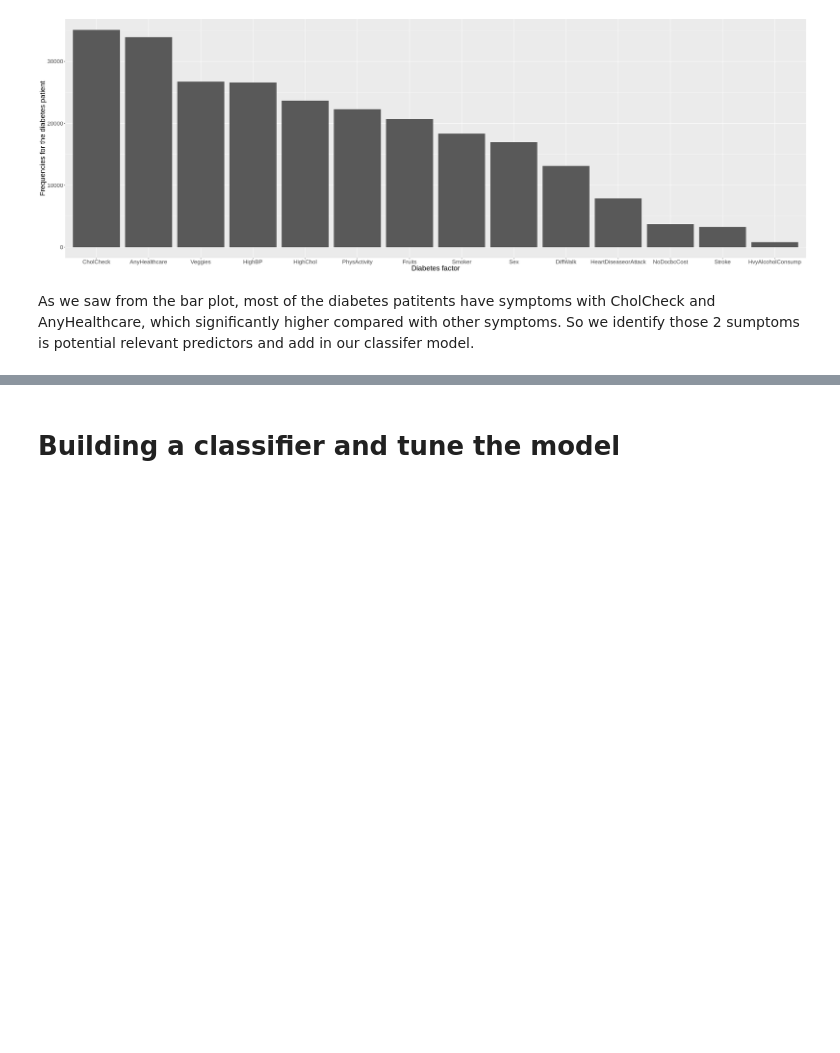
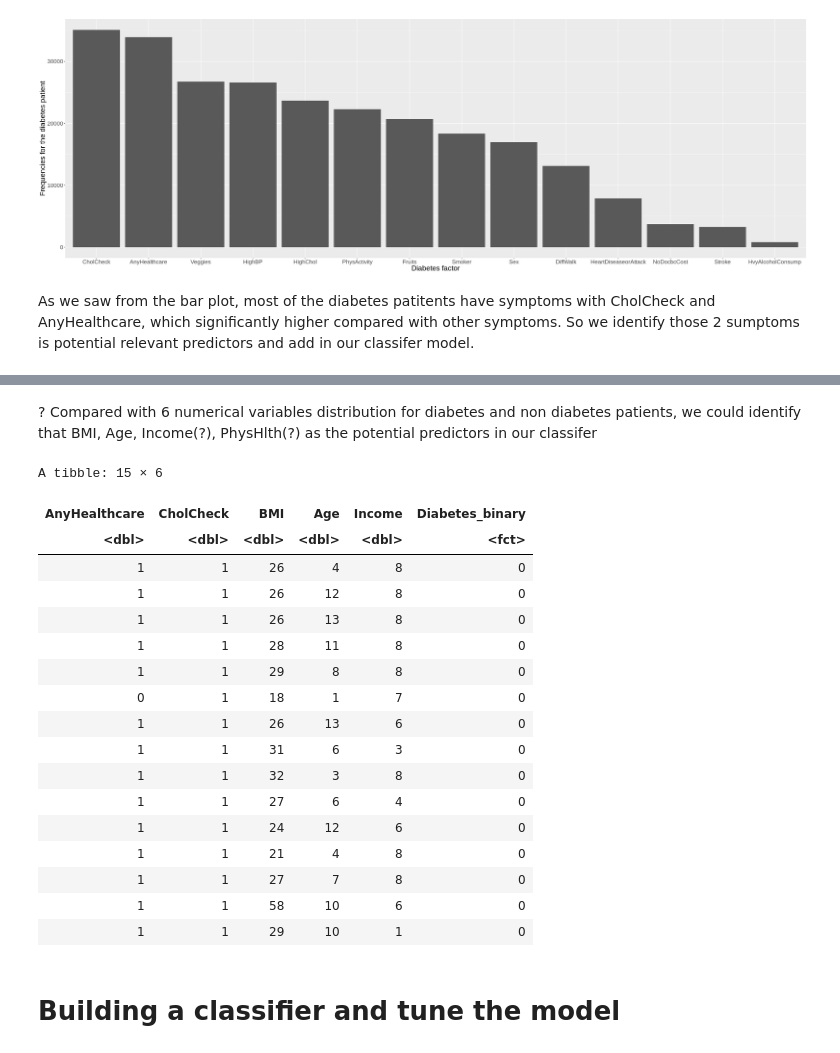
Before and after one commit to plat0cracy/Diabetes_Predictor, a Jupyter notebook: Draft for final project.ipynb, the cells around one changed output, grey strips where cells are left out. Saved outputs shown, nothing was run; the diff lists cells and outputs as text; code cells hidden in the pictures; blank space fills up the shorter version.

```diff
--- a/Draft for final project.ipynb
+++ b/Draft for final project.ipynb
@@ -372,3 +439,30 @@ As we saw from the bar plot, most of the diabetes patitents have symptoms with C
+# %% [markdown]
+? Compared with 6 numerical variables distribution for diabetes and non diabetes patients, we could identify that BMI, Age, Income(?), PhysHlth(?) as the potential predictors in our classifer
+# %%
+# clean the cols with irrelevant variables
+diabetes_clean <- diabetes_data |>
+    mutate(Diabetes_binary = as.factor(Diabetes_binary)) |>
+    select(AnyHealthcare,CholCheck,BMI,Age,Income,Diabetes_binary)
+slice(diabetes_clean,1:15)
+# %% [output]
+A tibble: 15 × 6
+| AnyHealthcare | CholCheck | BMI | Age | Income | Diabetes_binary |
+| <dbl> | <dbl> | <dbl> | <dbl> | <dbl> | <fct> |
+| 1 | 1 | 26 | 4 | 8 | 0 |
+| 1 | 1 | 26 | 12 | 8 | 0 |
+| 1 | 1 | 26 | 13 | 8 | 0 |
+| 1 | 1 | 28 | 11 | 8 | 0 |
+| 1 | 1 | 29 | 8 | 8 | 0 |
+| 0 | 1 | 18 | 1 | 7 | 0 |
+| 1 | 1 | 26 | 13 | 6 | 0 |
+| 1 | 1 | 31 | 6 | 3 | 0 |
+| 1 | 1 | 32 | 3 | 8 | 0 |
+| 1 | 1 | 27 | 6 | 4 | 0 |
+| 1 | 1 | 24 | 12 | 6 | 0 |
+| 1 | 1 | 21 | 4 | 8 | 0 |
+| 1 | 1 | 27 | 7 | 8 | 0 |
+| 1 | 1 | 58 | 10 | 6 | 0 |
+| 1 | 1 | 29 | 10 | 1 | 0 |
 # %% [markdown]
 # Building a classifier and tune the model
 # %%
```
Also changed, not shown: parts of 4 cells of this notebook.
